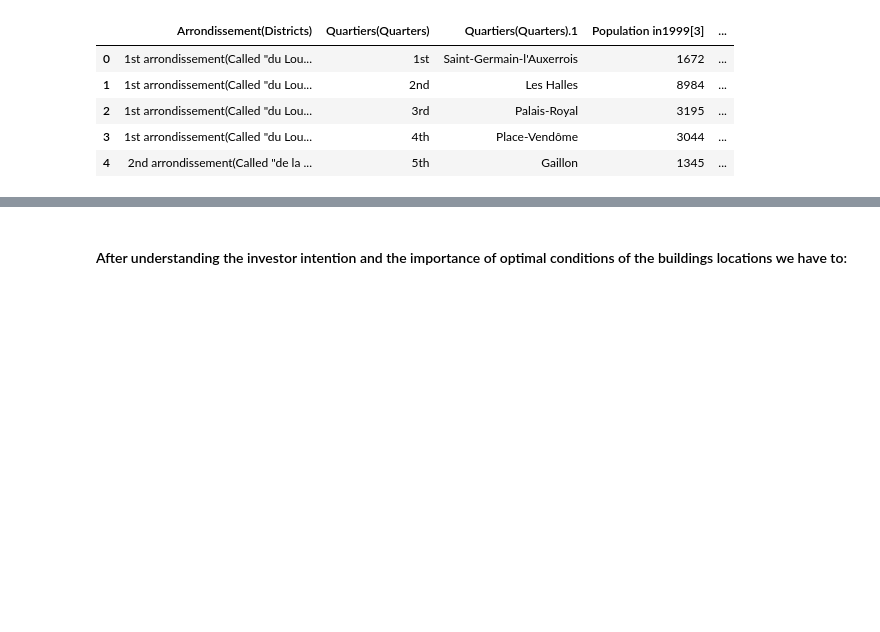
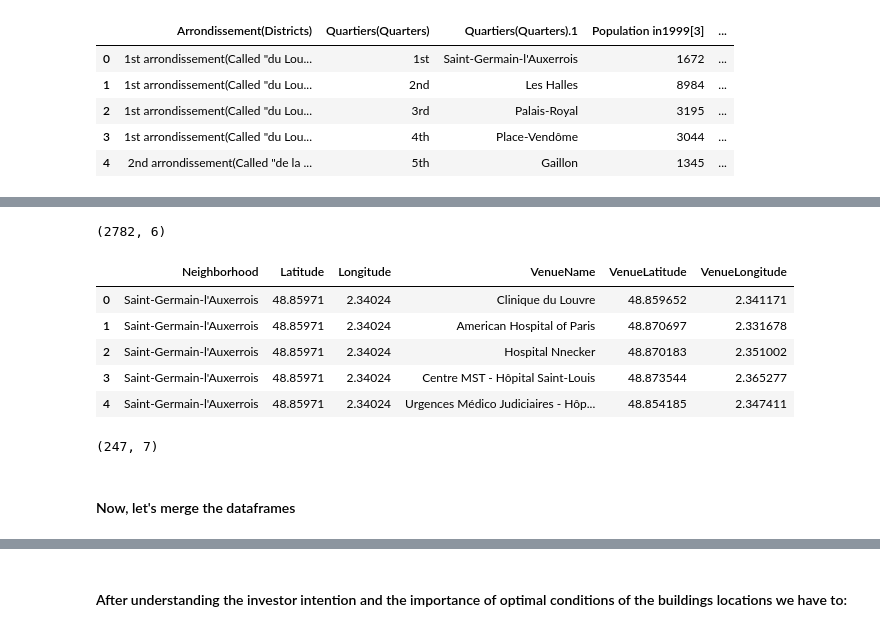
Before and after one commit to georgeeks/Foursquare-Capstone-Project-Notebook, a Jupyter notebook: WEEKS 4-5 - Final Project/ST Capstone Final Project.ipynb, the cells around one changed output, grey strips where cells are left out. Saved outputs shown, nothing was run; the diff lists cells and outputs as text; code cells hidden in the pictures; blank space fills up the shorter version.

```diff
--- a/WEEKS 4-5 - Final Project/ST Capstone Final Project.ipynb
+++ b/WEEKS 4-5 - Final Project/ST Capstone Final Project.ipynb
@@ -134,0 +294,48 @@ print(pharma_venues)
+# %%
+CLIENT_ID=cfg['client_id']
+CLIENT_SECRET=cfg['client_secret']
+VERSION=cfg['version']
+radius = 2000
+LIMIT = 150
+categoryId = '4bf58dd8d48988d196941735' # Hospitals Id
+
+venues = []
+
+for latitude, longitude, neighborhood in zip(p_quarters['Latitude'], p_quarters['Longitude'], p_quarters['Quarters']):
+
+    url = "https://api.foursquare.com/v2/venues/search?client_id={}&client_secret={}&v={}&ll={},{}&radius={}&limit={}&categoryId={}".format(
+        CLIENT_ID,
+        CLIENT_SECRET,
+        VERSION,
+        latitude,
+        longitude,
+        radius,
+        LIMIT,
+        categoryId
+)
+
+    results = requests.get(url).json()['response']['venues']
+
+    for venue in results:
+        venues.append((
+            neighborhood,
+            latitude,
+            longitude,
+            venue['name'],
+            venue['location']['lat'],
+            venue['location']['lng']))
+# %%
+hospitals_df = pd.DataFrame(venues)
+
+hospitals_df.columns = ['Neighborhood', 'Latitude', 'Longitude', 'VenueName', 'VenueLatitude', 'VenueLongitude']
+
+print(hospitals_df.shape)
+hospitals_df.head()
+# %% [output]
+(2782, 6)
+|  | Neighborhood | Latitude | Longitude | VenueName | VenueLatitude | VenueLongitude |
+| 0 | Saint-Germain-l'Auxerrois | 48.85971 | 2.34024 | Clinique du Louvre | 48.859652 | 2.341171 |
+| 1 | Saint-Germain-l'Auxerrois | 48.85971 | 2.34024 | American Hospital of Paris | 48.870697 | 2.331678 |
+| 2 | Saint-Germain-l'Auxerrois | 48.85971 | 2.34024 | Hospital Nnecker | 48.870183 | 2.351002 |
+| 3 | Saint-Germain-l'Auxerrois | 48.85971 | 2.34024 | Centre MST - Hôpital Saint-Louis | 48.873544 | 2.365277 |
+| 4 | Saint-Germain-l'Auxerrois | 48.85971 | 2.34024 | Urgences Médico Judiciaires - Hôp... | 48.854185 | 2.347411 |
@@ -134,0 +344,6 @@ print(pharma_venues)
+# %%
+# Drop duplicates
+hospitals_df.drop_duplicates(subset='VenueName', keep='first', inplace=True)
+hospitals_df.shape
+# %% [output]
+(247, 7)
@@ -134,0 +353,2 @@ print(pharma_venues)
+# %% [markdown]
+#### Now, let's merge the dataframes
```
Also changed, not shown: parts of 39 cells of this notebook, 6 other files.
